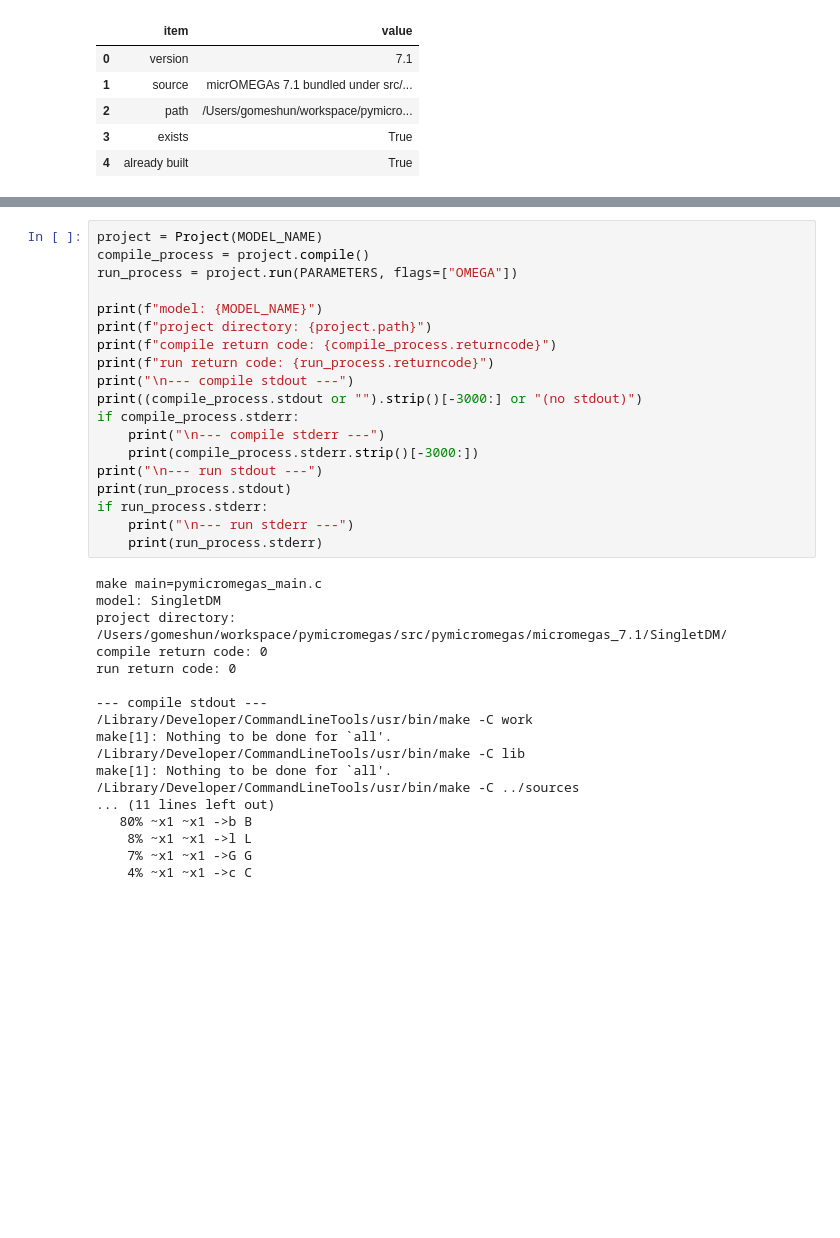
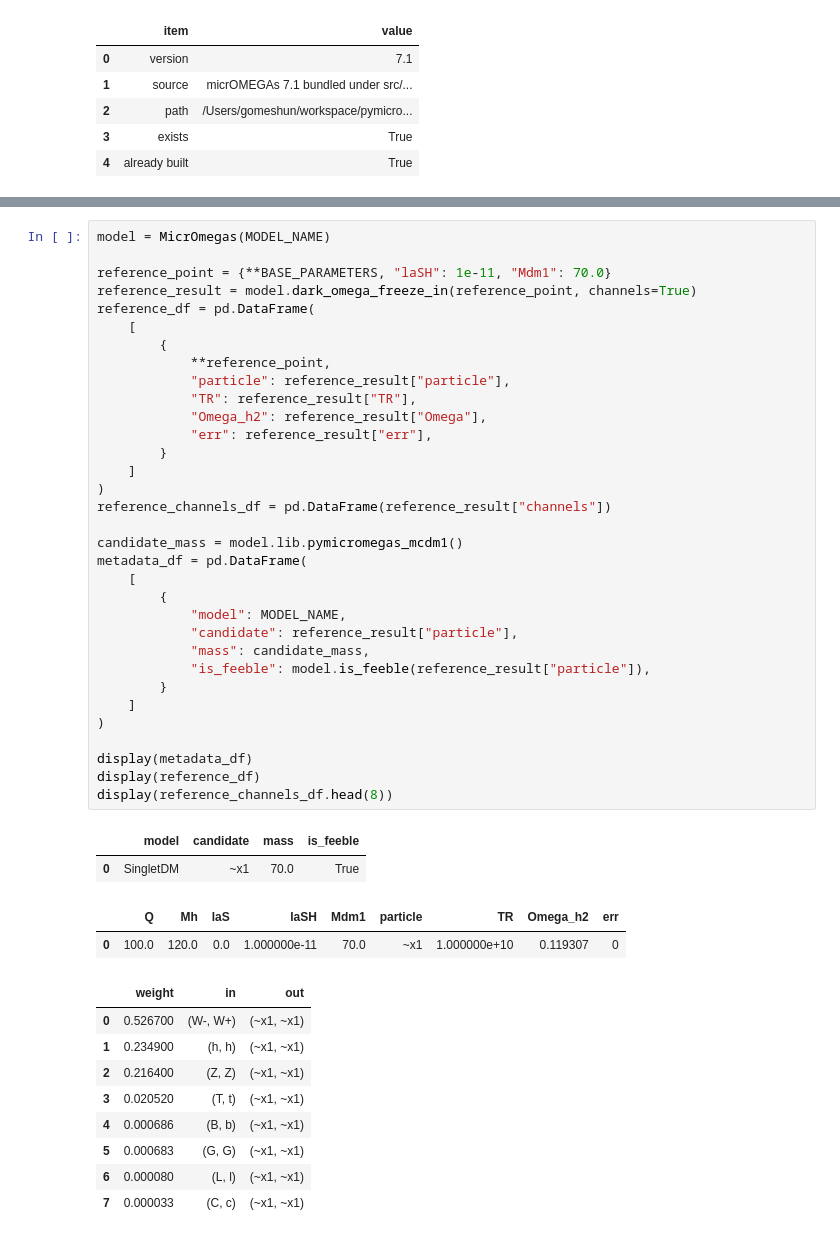
Before and after one commit to gomeshun/pymicromegas, a Jupyter notebook: notebooks/micromegas_demo.ipynb, the cells around one changed output, grey strips where cells are left out. Saved outputs shown, nothing was run; the diff lists cells and outputs as text; blank space fills up the shorter version.

```diff
--- a/notebooks/micromegas_demo.ipynb
+++ b/notebooks/micromegas_demo.ipynb
@@ -171,38 +175,48 @@ Build the compatibility executable for the same model, run it through `subproces
 # %%
-project = Project(MODEL_NAME)
-compile_process = project.compile()
-run_process = project.run(PARAMETERS, flags=["OMEGA"])
+model = MicrOmegas(MODEL_NAME)
 
-print(f"model: {MODEL_NAME}")
-print(f"project directory: {project.path}")
-print(f"compile return code: {compile_process.returncode}")
-print(f"run return code: {run_process.returncode}")
-print("\n--- compile stdout ---")
-print((compile_process.stdout or "").strip()[-3000:] or "(no stdout)")
-if compile_process.stderr:
-    print("\n--- compile stderr ---")
-    print(compile_process.stderr.strip()[-3000:])
-print("\n--- run stdout ---")
-print(run_process.stdout)
-if run_process.stderr:
-    print("\n--- run stderr ---")
-    print(run_process.stderr)
+reference_point = {**BASE_PARAMETERS, "laSH": 1e-11, "Mdm1": 70.0}
+reference_result = model.dark_omega_freeze_in(reference_point, channels=True)
+reference_df = pd.DataFrame(
+    [
+        {
+            **reference_point,
+            "particle": reference_result["particle"],
+            "TR": reference_result["TR"],
+            "Omega_h2": reference_result["Omega"],
+            "err": reference_result["err"],
+        }
+    ]
+)
+reference_channels_df = pd.DataFrame(reference_result["channels"])
+
+candidate_mass = model.lib.pymicromegas_mcdm1()
+metadata_df = pd.DataFrame(
+    [
+        {
+            "model": MODEL_NAME,
+            "candidate": reference_result["particle"],
+            "mass": candidate_mass,
+            "is_feeble": model.is_feeble(reference_result["particle"]),
+        }
+    ]
+)
+
+display(metadata_df)
+display(reference_df)
+display(reference_channels_df.head(8))
 # %% [output]
-make main=pymicromegas_main.c
-model: SingletDM
-project directory: /Users/gomeshun/workspace/pymicromegas/src/pymicromegas/micromegas_7.1/SingletDM/
-compile return code: 0
-run return code: 0
-
---- compile stdout ---
-/Library/Developer/CommandLineTools/usr/bin/make -C work
-make[1]: Nothing to be done for `all'.
-/Library/Developer/CommandLineTools/usr/bin/make -C lib
-make[1]: Nothing to be done for `all'.
-/Library/Developer/CommandLineTools/usr/bin/make -C ../sources
-... (11 lines left out)
-   80% ~x1 ~x1 ->b B
-    8% ~x1 ~x1 ->l L
-    7% ~x1 ~x1 ->G G
-    4% ~x1 ~x1 ->c C
+|  | model | candidate | mass | is_feeble |
+| 0 | SingletDM | ~x1 | 70.0 | True |
+|  | Q | Mh | laS | laSH | Mdm1 | particle | TR | Omega_h2 | err |
+| 0 | 100.0 | 120.0 | 0.0 | 1.000000e-11 | 70.0 | ~x1 | 1.000000e+10 | 0.119307 | 0 |
+|  | weight | in | out |
+| 0 | 0.526700 | (W-, W+) | (~x1, ~x1) |
+| 1 | 0.234900 | (h, h) | (~x1, ~x1) |
+| 2 | 0.216400 | (Z, Z) | (~x1, ~x1) |
+| 3 | 0.020520 | (T, t) | (~x1, ~x1) |
+| 4 | 0.000686 | (B, b) | (~x1, ~x1) |
+| 5 | 0.000683 | (G, G) | (~x1, ~x1) |
+| 6 | 0.000080 | (L, l) | (~x1, ~x1) |
+| 7 | 0.000033 | (C, c) | (~x1, ~x1) |
 # %% [markdown]
```
Also changed, not shown: parts of 11 cells of this notebook, 1 other file.
